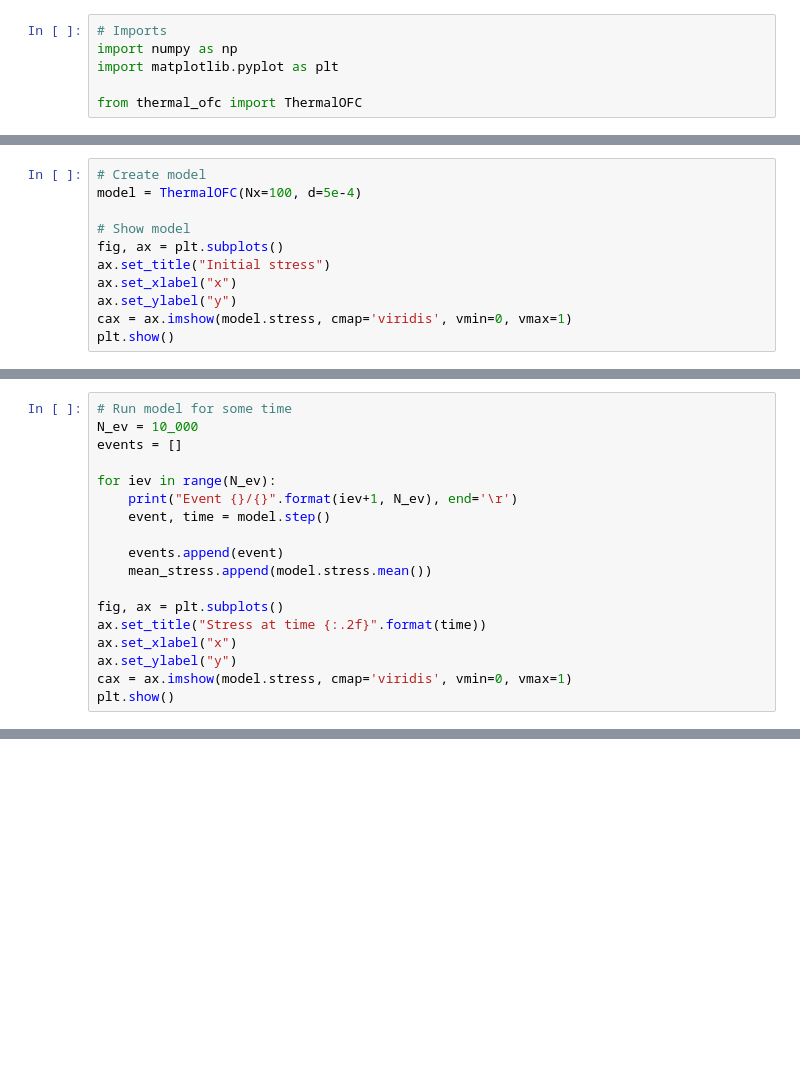
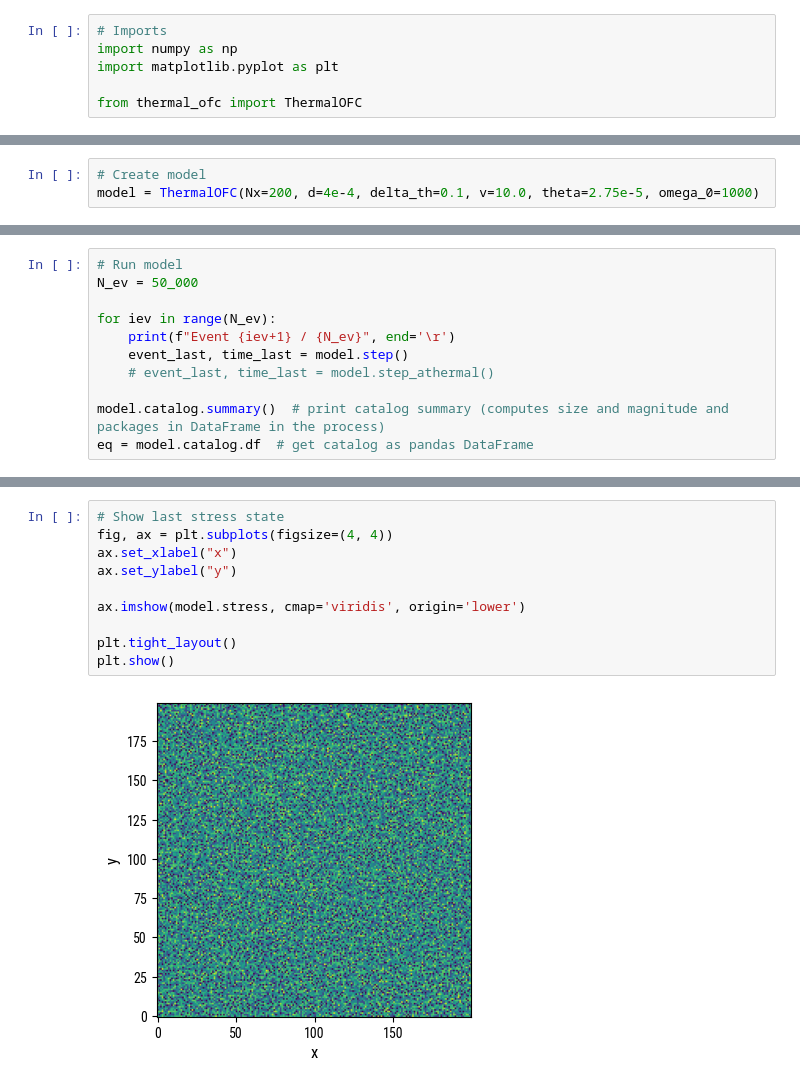
Before and after one commit to gfarge/my_ofc_thermal, a Jupyter notebook: test_my_ofc.ipynb, the cells around one changed output, grey strips where cells are left out. Cells and saved outputs as stored; diff of their text form; blank space fills up the shorter version.

Commit message:
Adds thermal time and a few utility functions

```diff
--- a/test_my_ofc.ipynb
+++ b/test_my_ofc.ipynb
@@ -7,11 +9,3 @@ from thermal_ofc import ThermalOFC
 # %%
 # Create model
-model = ThermalOFC(Nx=100, d=5e-4)
-
-# Show model
-fig, ax = plt.subplots()
-ax.set_title("Initial stress")
-ax.set_xlabel("x")
-ax.set_ylabel("y")
-cax = ax.imshow(model.stress, cmap='viridis', vmin=0, vmax=1)
-plt.show()
+model = ThermalOFC(Nx=200, d=4e-4, delta_th=0.1, v=10.0, theta=2.75e-5, omega_0=1000)
@@ -39,19 +12,12 @@ plt.show()
 # %%
-# Run model for some time
-N_ev = 10_000
-events = []
+# Run model
+N_ev = 50_000
 
 for iev in range(N_ev):
-    print("Event {}/{}".format(iev+1, N_ev), end='\r')
-    event, time = model.step()
+    print(f"Event {iev+1} / {N_ev}", end='\r')
+    event_last, time_last = model.step()
+    # event_last, time_last = model.step_athermal()
 
-    events.append(event)
-    mean_stress.append(model.stress.mean())
-
-fig, ax = plt.subplots()
-ax.set_title("Stress at time {:.2f}".format(time))
-ax.set_xlabel("x")
-ax.set_ylabel("y")
-cax = ax.imshow(model.stress, cmap='viridis', vmin=0, vmax=1)
-plt.show()
+model.catalog.summary()  # print catalog summary (computes size and magnitude and packages in DataFrame in the process)
+eq = model.catalog.df  # get catalog as pandas DataFrame
 # %% [output]
@@ -88,0 +35,12 @@ plt.show()
+# %%
+# Show last stress state
+fig, ax = plt.subplots(figsize=(4, 4))
+ax.set_xlabel("x")
+ax.set_ylabel("y")
+
+ax.imshow(model.stress, cmap='viridis', origin='lower')
+
+plt.tight_layout()
+plt.show()
+# %% [output]
+[figure, added]
```
Also changed, not shown: parts of 11 cells of this notebook, 1 other file.
